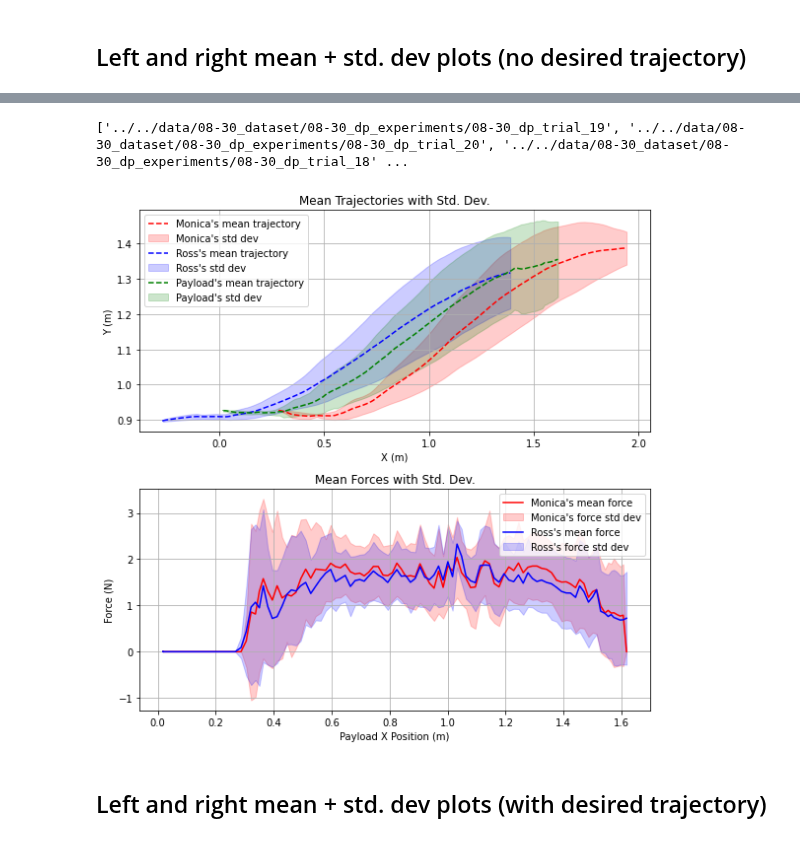
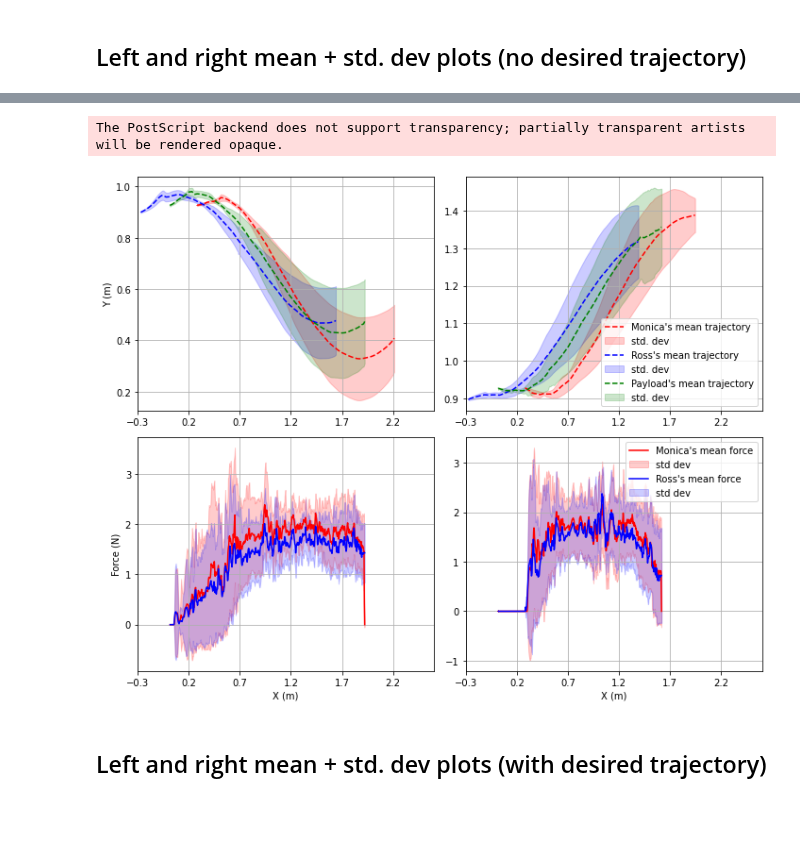
Before and after one commit to BCLab-UNM/MARIAM, a Jupyter notebook: analysis/vicon_experiments/traj_forces_plot.ipynb, the cells around one changed output, grey strips where cells are left out. Cells and saved outputs as stored; diff of their text form; code cells hidden in the pictures; blank space fills up the shorter version.

```diff
--- a/analysis/vicon_experiments/traj_forces_plot.ipynb
+++ b/analysis/vicon_experiments/traj_forces_plot.ipynb
@@ -494,20 +567,21 @@ plot_traj_and_force(merged_df, fig_size=(8, 8))
 # %%
 base_path = '../../data/08-30_dataset/08-30_dp_experiments/'
 dirs = os.listdir(base_path)
+n_samples = 500
+add_nans = True
 
 # Match directories ending with '01' to '15'
-pattern = re.compile(r'01$|02$|03$|04$|05$|06$|07$|08$|09$|10$|11$|12$|13$|14$|15$')
-filtered_dirs = [
+pattern_1_to_15 = re.compile(r'01$|02$|03$|04$|05$|06$|07$|08$|09$|10$|11$|12$|13$|14$|15$')
+dirs_1_to_15 = [
     os.path.join(base_path, d)
     for d in dirs
-    if pattern.search(d)
+    if pattern_1_to_15.search(d)
 ]
 
-print(filtered_dirs)
-stats = get_stats(
-    filtered_dirs,
-    time_col=time_col,
-    n_samples=100,
-    tolerance=tolerance,
-    add_nans=False
-)
+# Match directories ending with '16' to '30'
+pattern_16_to_30 = re.compile(r'16$|17$|18$|19$|20$|21$|22$|23$|24$|25$|26$|27$|28$|29$|30$')
+dirs_16_to_30 = [
+    os.path.join(base_path, d)
+    for d in dirs
+    if pattern_16_to_30.search(d)
+]
@@ -516,2 +588,16 @@ stats = get_stats(
 # %%
-plot_stats(stats, fig_size=(8, 8), file_name='traj_forces_plot_right_no_desired_traj.png')
+stats_left = get_stats(
+    dirs_1_to_15,
+    time_col=time_col,
+    n_samples=n_samples,
+    tolerance=tolerance,
+    add_nans=add_nans
+)
+
+stats_right = get_stats(
+    dirs_16_to_30,
+    time_col=time_col,
+    n_samples=n_samples,
+    tolerance=tolerance,
+    add_nans=add_nans
+)
@@ -520,33 +604,9 @@ plot_stats(stats, fig_size=(8, 8), file_name='traj_forces_plot_right_no_desired_
-# %%
-base_path = '../../data/08-30_dataset/08-30_dp_experiments/'
-dirs = os.listdir(base_path)
-
-# Match directories ending with '16' to '30'
-pattern = re.compile(
-    r'16$|17$|18$|19$|20$|21$|22$|23$|24$|25$|26$|27$|28$|29$|30$')
-filtered_dirs = [
-    os.path.join(base_path, d)
-    for d in dirs
-    if pattern.search(d)
-]
-
-print(filtered_dirs)
-stats = get_stats(
-    filtered_dirs,
-    time_col=time_col,
-    n_samples=100,
-    tolerance=tolerance,
-    add_nans=False
-)
-
-traj_df = pd.read_csv(os.path.join(filtered_dirs[0], 'trajectory_data.csv'))
-# %% [output]
-['../../data/08-30_dataset/08-30_dp_experiments/08-30_dp_trial_19', '../../data/08-30_dataset/08-30_dp_experiments/08-30_dp_trial_20', '../../data/08-30_dataset/08-30_dp_experiments/08-30_dp_trial_18' ...
-# %%
-plot_stats(stats, fig_size=(8, 8),
-           file_name='traj_forces_plot_left_no_desired_traj.png')
-# %% [output]
-[figure, removed]
+# %%
+plot_stats(stats_left, stats_right, fig_size=(10, 8),
+           file_name='traj_forces_plot_right_no_desired_traj.png')
+# %% [output]
+The PostScript backend does not support transparency; partially transparent artists will be rendered opaque.
+[figure, added]
 # %% [markdown]
 ## Left and right mean + std. dev plots (with desired trajectory)
 # %%
```
Also changed, not shown: parts of 12 cells of this notebook.
